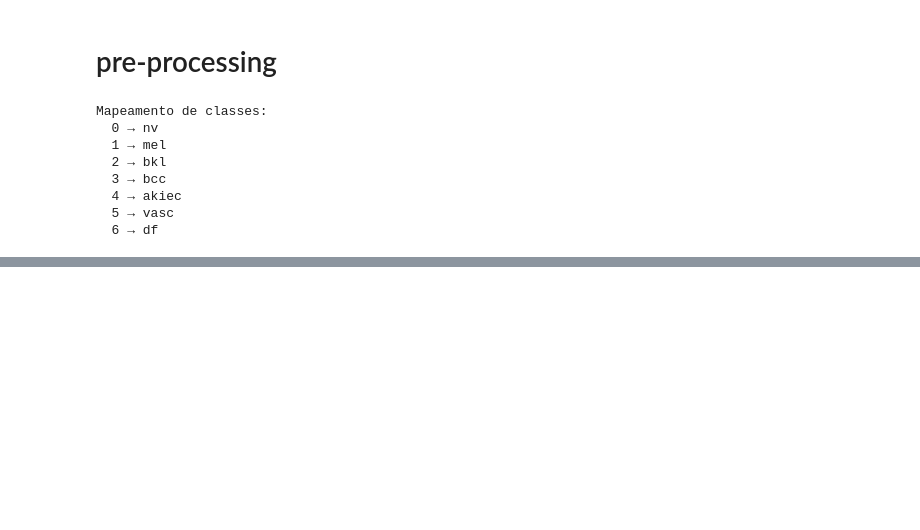
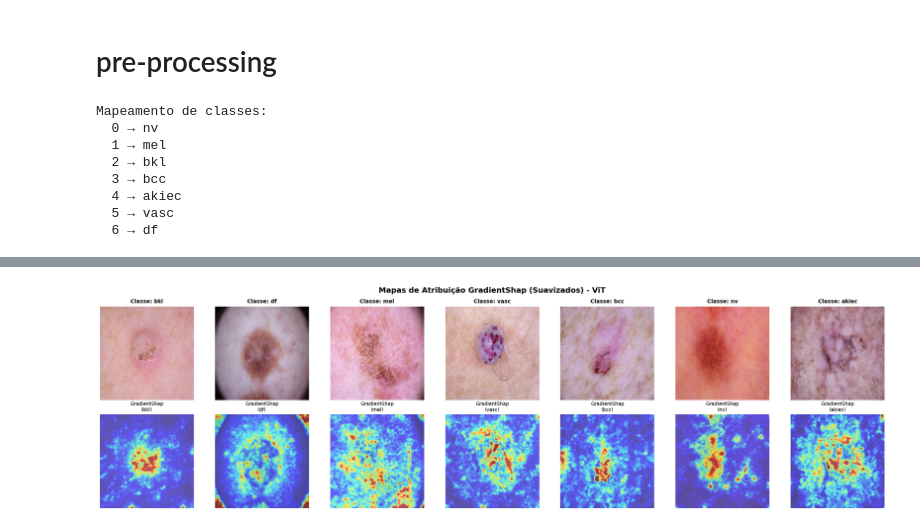
Before and after one commit to leandromiguel/skin-cancer-ham10000, a Jupyter notebook: notebooks/efficient-swin-skin-classification.ipynb, the cells around one changed output, grey strips where cells are left out. Saved outputs shown, nothing was run; the diff lists cells and outputs as text; code cells hidden in the pictures; blank space fills up the shorter version.

```diff
--- a/notebooks/efficient-swin-skin-classification.ipynb
+++ b/notebooks/efficient-swin-skin-classification.ipynb
@@ -719,0 +1020,18 @@ weighted avg     0.8234    0.8127    0.8168      1527
+# %%
+sample_imgs, sample_labels = [], []
+seen = set()
+
+print("Coletando imagens de exemplo...")
+for imgs, labels in test_loader:
+    for img, label in zip(imgs, labels):
+        l = label.item()
+        if l not in seen:
+            sample_imgs.append(img)
+            sample_labels.append(l)
+            seen.add(l)
+        if len(seen) == 7:
+            break
+    if len(seen) == 7:
+        break
+
+print(f"Total de imagens coletadas: {len(sample_imgs)} (uma para cada classe)")
@@ -719,0 +1126,61 @@ weighted avg     0.8234    0.8127    0.8168      1527
+# %%
+from scipy.ndimage import gaussian_filter
+from captum.attr import GradientShap
+import numpy as np
+
+modelo_para_explicar = loaded_model
+gradient_shap = GradientShap(modelo_para_explicar)
+
+# Definindo mean e std usados na normalização do ImageNet
+mean = np.array([0.485, 0.456, 0.406])
+std = np.array([0.229, 0.224, 0.225])
+
+fig, axes = plt.subplots(2, 7, figsize=(21, 6))
+
+print("Gerando mapas GradientSHAP...")
+
+for i, (img_tensor, label) in enumerate(zip(sample_imgs, sample_labels)):
+    input_tensor = img_tensor.unsqueeze(0).to(device)
+
+    # Baseline preta
+    baseline = torch.zeros_like(input_tensor)
+
+    attributions = gradient_shap.attribute(
+        input_tensor,
+        baselines=baseline,
+        target=label,
+        n_samples=50,
+        stdevs=0.1
+    )
+
+    attr = attributions.squeeze(0).cpu().permute(1, 2, 0).numpy()
+    attr = np.abs(attr).sum(axis=2)
+
+    # Suavizar para reduzir o efeito "patch" do ViT
+    attr = gaussian_filter(attr, sigma=1.5)
+
+    # Normalização robusta baseada em percentis
+    v_min, v_max = np.percentile(attr, (1, 99))
+    attr = np.clip((attr - v_min) / (v_max - v_min + 1e-8), 0, 1)
+
+    # Preparar imagem original
+    img_np = img_tensor.permute(1, 2, 0).cpu().numpy()
+    img_np = std * img_np + mean
+    img_np = np.clip(img_np, 0, 1)
+
+    # Plotar Imagem Original
+    axes[0, i].imshow(img_np)
+    axes[0, i].set_title(f"Classe: {CLASS_NAMES[label]}", fontsize=10, fontweight='bold')
+    axes[0, i].axis('off')
+
+    # Plotar Mapa de Atribuição
+    im = axes[1, i].imshow(img_np, alpha=0.5)
+    im_attr = axes[1, i].imshow(attr, cmap='jet', alpha=0.6)
+    axes[1, i].set_title(f"GradientShap\n({CLASS_NAMES[label]})", fontsize=9)
+    axes[1, i].axis('off')
+
+plt.suptitle("Mapas de Atribuição GradientShap (Suavizados) - ViT", fontsize=14, fontweight='bold')
+plt.tight_layout()
+plt.savefig("gradientshap_vit_smooth.png", dpi=300, bbox_inches='tight')
+plt.show()
+# %% [output]
@@ -719,0 +1188 @@ weighted avg     0.8234    0.8127    0.8168      1527
+[figure, added]
```
Also changed, not shown: parts of 48 cells of this notebook.
